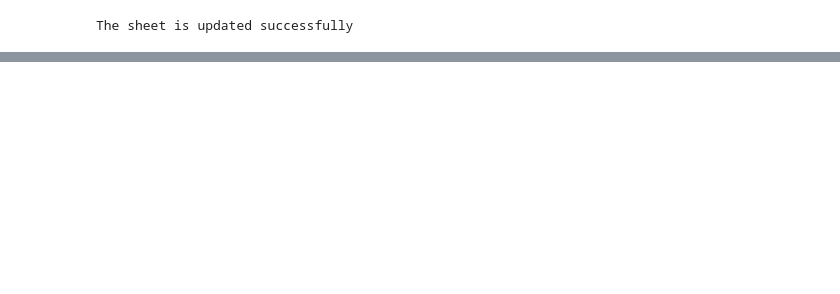
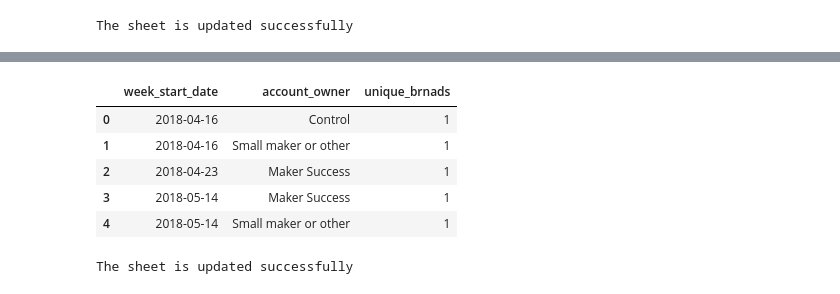
Before and after one commit to chaitanya12192/Analytics, a Jupyter notebook: Faire_Take_Home_Assignment.ipynb, the cells around one changed output, grey strips where cells are left out. Saved outputs shown, nothing was run; the diff lists cells and outputs as text; code cells hidden in the pictures; blank space fills up the shorter version.

```diff
--- a/Faire_Take_Home_Assignment.ipynb
+++ b/Faire_Take_Home_Assignment.ipynb
@@ -85,0 +290,47 @@ The sheet is updated successfully
+# %%
+# Query 4
+Query = """
+with brands_adoption as (Select a.brand_id
+, a.account_owner
+, extract(year from cast(a.brand_adopted_elevate_at as timestamp)) as adopted_elevate_at_year
+, extract(month from cast(a.brand_adopted_elevate_at as timestamp)) as adopted_elevate_at_month
+,  date_add(cast(a.brand_adopted_elevate_at as date), interval if(extract(dayofweek from cast(a.brand_adopted_elevate_at as datetime))=1, -6 , -extract(dayofweek from cast(a.brand_adopted_elevate_at as datetime))+2) DAY) as week_start_date
+
+from `analytics-projects-dec-2019.Faire.faire_dataset` a
+where 1=1
+and extract(year from cast(a.brand_adopted_elevate_at as timestamp)) IN ( 2018,2019)
+group by 1,2,3,4,5
+order by 3,4,5)
+
+select week_start_date
+, account_owner
+, count(distinct brand_id ) as unique_brnads
+from brands_adoption
+group by 1,2
+order by 1,2
+"""
+
+query_job = bigquery_client.query(Query)
+df = query_job.to_dataframe()
+df.head()
+# %% [output]
+|  | week_start_date | account_owner | unique_brnads |
+| 0 | 2018-04-16 | Control | 1 |
+| 1 | 2018-04-16 | Small maker or other | 1 |
+| 2 | 2018-04-23 | Maker Success | 1 |
+| 3 | 2018-05-14 | Maker Success | 1 |
+| 4 | 2018-05-14 | Small maker or other | 1 |
+# %%
+# Setting the sheet name and the start cell where the upload data begins
+wks_name = 'Elevate'
+# uploading the dataframe to sheets
+d2g.upload(df,
+           spreadsheet_key,
+           wks_name,
+           credentials=credentials,
+           col_names=True,
+           row_names=False,
+           clean=False)
+print ('The sheet is updated successfully')
+# %% [output]
+The sheet is updated successfully
```
Also changed, not shown: parts of 18 cells of this notebook.
